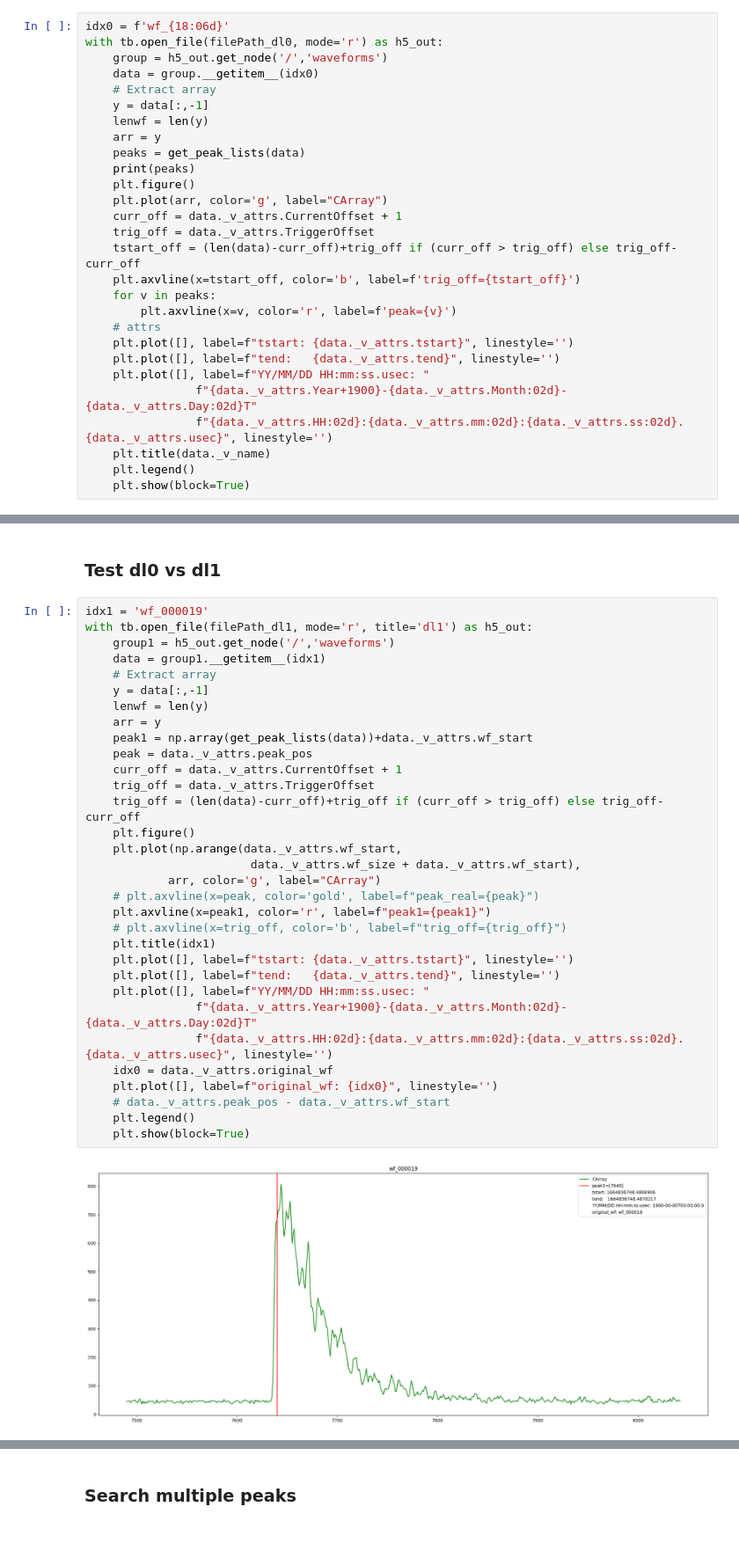
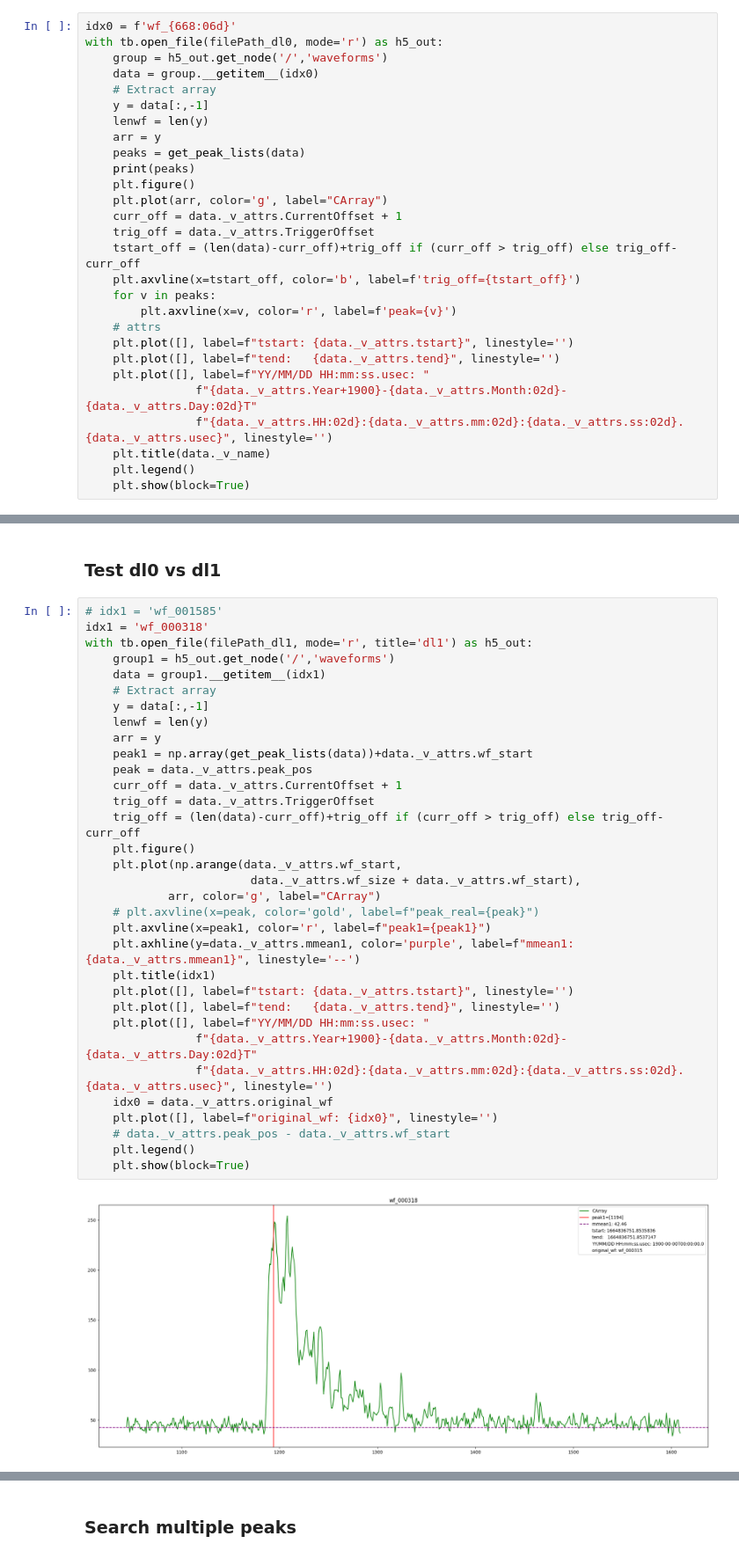
Before and after one commit to GAMMA-FLASH/dams, a Jupyter notebook: dl1/dl1_test.ipynb, the cells around one changed output, grey strips where cells are left out. Shown at 88% size. Saved outputs shown, nothing was run; the diff lists cells and outputs as text.

```diff
--- a/dl1/dl1_test.ipynb
+++ b/dl1/dl1_test.ipynb
@@ -77,7 +77,7 @@ def get_peak_lists(carray_i, deltav=20, thr_heur=80):
             peaks = peaks[peaks != v]
     return peaks
 # %%
-idx0 = f'wf_{18:06d}'
+idx0 = f'wf_{668:06d}'
 with tb.open_file(filePath_dl0, mode='r') as h5_out:
     group = h5_out.get_node('/','waveforms')
     data = group.__getitem__(idx0)
@@ -117,39 +117,40 @@ $ python dl02dl1.py /data01/wf_runId_00115_configId_00000_2022-10-03T22_39_08.29
 # %% [markdown]
 ### __Test dl0 vs dl1__
 # %%
-idx1 = 'wf_000019'
+# idx1 = 'wf_001585'
+idx1 = 'wf_000318'
 with tb.open_file(filePath_dl1, mode='r', title='dl1') as h5_out:
     group1 = h5_out.get_node('/','waveforms')
     data = group1.__getitem__(idx1)
     # Extract array
     y = data[:,-1]
     lenwf = len(y)
     arr = y
     peak1 = np.array(get_peak_lists(data))+data._v_attrs.wf_start
     peak = data._v_attrs.peak_pos
     curr_off = data._v_attrs.CurrentOffset + 1
     trig_off = data._v_attrs.TriggerOffset
     trig_off = (len(data)-curr_off)+trig_off if (curr_off > trig_off) else trig_off-curr_off
     plt.figure()
     plt.plot(np.arange(data._v_attrs.wf_start,
                         data._v_attrs.wf_size + data._v_attrs.wf_start),
             arr, color='g', label="CArray")
     # plt.axvline(x=peak, color='gold', label=f"peak_real={peak}")
     plt.axvline(x=peak1, color='r', label=f"peak1={peak1}")
-    # plt.axvline(x=trig_off, color='b', label=f"trig_off={trig_off}")
+    plt.axhline(y=data._v_attrs.mmean1, color='purple', label=f"mmean1: {data._v_attrs.mmean1}", linestyle='--')
     plt.title(idx1)
     plt.plot([], label=f"tstart: {data._v_attrs.tstart}", linestyle='')
     plt.plot([], label=f"tend:   {data._v_attrs.tend}", linestyle='')
     plt.plot([], label=f"YY/MM/DD HH:mm:ss.usec: "
                 f"{data._v_attrs.Year+1900}-{data._v_attrs.Month:02d}-{data._v_attrs.Day:02d}T"
                 f"{data._v_attrs.HH:02d}:{data._v_attrs.mm:02d}:{data._v_attrs.ss:02d}.{data._v_attrs.usec}", linestyle='')
     idx0 = data._v_attrs.original_wf
     plt.plot([], label=f"original_wf: {idx0}", linestyle='')
     # data._v_attrs.peak_pos - data._v_attrs.wf_start
     plt.legend()
     plt.show(block=True)
 # %% [output]
-[figure, old version]
+[figure, new version]
 # %%
 with tb.open_file(filePath_dl0, mode='r') as h5_out:
     group = h5_out.get_node('/','waveforms')
```
Also changed, not shown: parts of 2 cells of this notebook.
